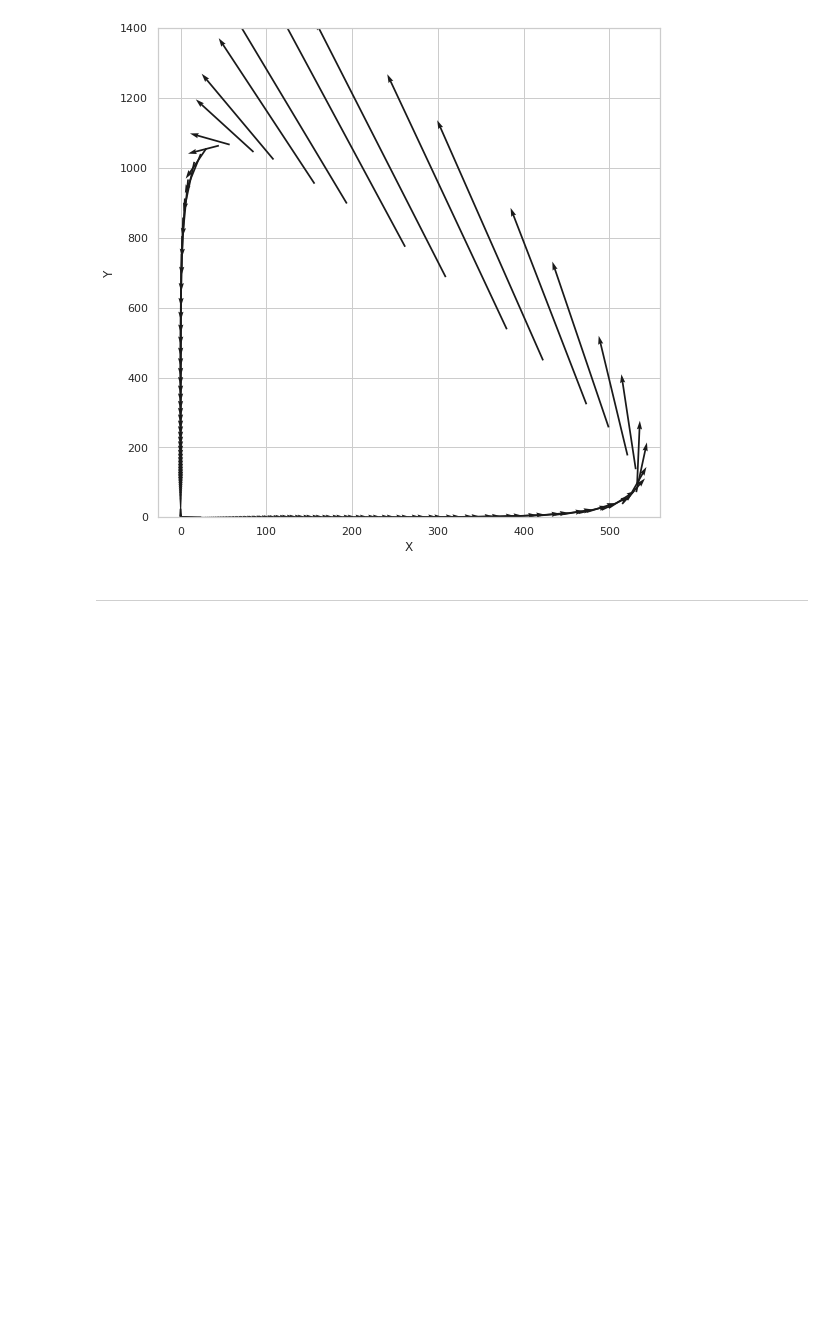
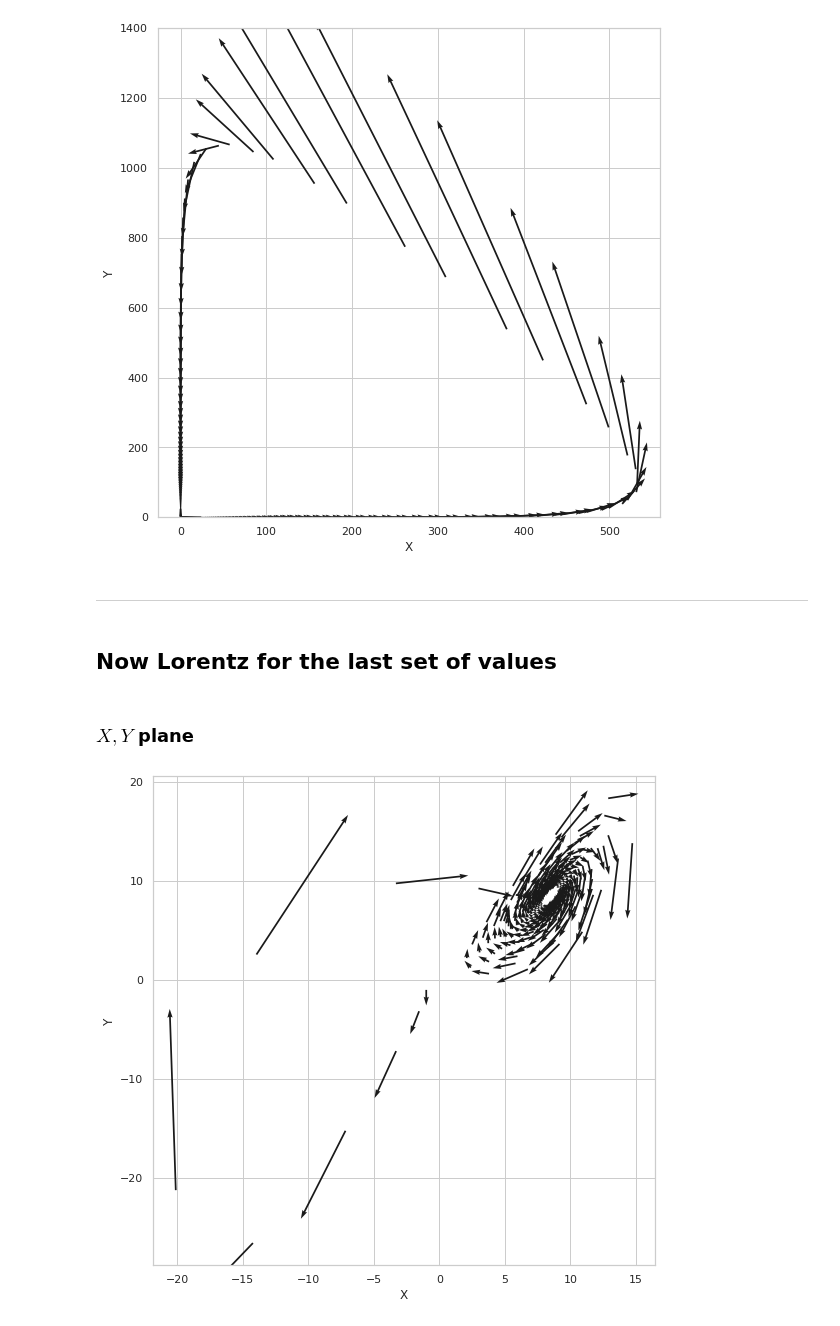
Before and after one commit to profxj/ocea200, a Jupyter notebook: SIO-216A/hw/Homework2.ipynb, the cells around one changed output. Saved outputs shown, nothing was run; the diff lists cells and outputs as text; code cells hidden in the pictures; blank space fills up the shorter version.

```diff
--- a/SIO-216A/hw/Homework2.ipynb
+++ b/SIO-216A/hw/Homework2.ipynb
@@ -269,3 +269,33 @@ plt.show()
 [figure]
 # %% [markdown]
 ----
+# %% [markdown]
+## Now Lorentz for the last set of values
+# %%
+XYZ = XYZs[kk]
+sol = solve_ivp(lambda t, xyz: lorentz(t, xyz, pbr2),
+            [tspan[0], tspan[-1]], XYZ, t_eval=tspan)
+# U, V (i.e. dX/dt, dY/dt)
+X = sol.y[0,:]
+Y = sol.y[1, :]
+Z = sol.y[2, :]
+U, V, W = [], [], []
+for t, x, y, z in zip(sol.t, X, Y, Z):
+    dXdt, dYdt, dZdt = lorentz(t, [x,y,z], pbr2)
+    U.append(dXdt)
+    V.append(dYdt)
+    W.append(dZdt)
+# %% [markdown]
+### $X, Y$ plane
+# %%
+fig = plt.figure(figsize=(9,9))
+plt.quiver(X, Y, U, V)
+# Label
+ax = plt.gca()
+ax.set_xlabel('X')
+ax.set_ylabel('Y')
+#ax.set_ylim(0., 1400.)
+#
+plt.show()
+# %% [output]
+[figure, added]
```
Also changed, not shown: parts of 8 cells of this notebook.
